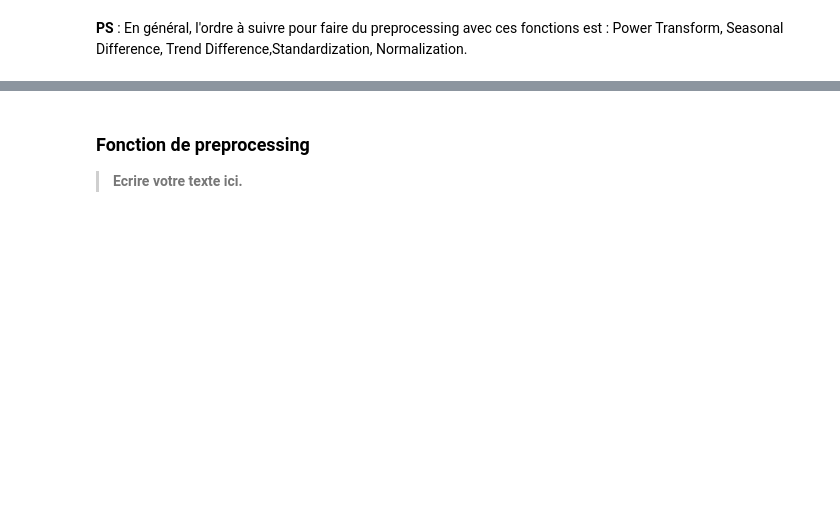
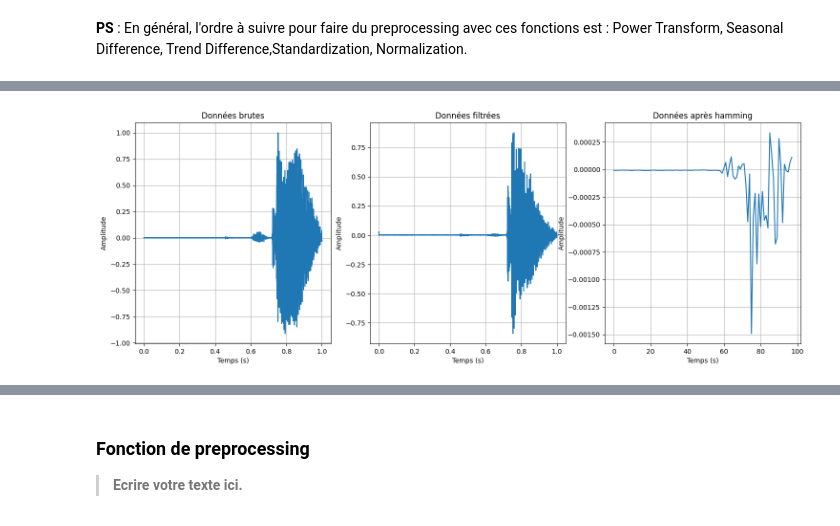
Before and after one commit to BenaribIlyes/Edge_computing, a Jupyter notebook: edge_computing_v2.ipynb, the cells around one changed output, grey strips where cells are left out. Cells and saved outputs as stored; diff of their text form; code cells hidden in the pictures; blank space fills up the shorter version.

```diff
--- a/edge_computing_v2.ipynb
+++ b/edge_computing_v2.ipynb
@@ -324,0 +414,91 @@ def Transformations(transformer, num_points=120):
+# %%
+# Visualisation de l'effet des fonctions précédentes
+
+# Chemin vers les données
+Labels_path = '/content/drive/MyDrive/tensorflow-speech-recognition-challenge/train/audio/'
+labels = os.listdir(Labels_path)[1:]  # On ignore le premier fichier
+
+# Sélection aléatoire d'un fichier wav
+Random_Label = np.random.choice(labels, size=len(labels), replace=False)
+wav_files_path = os.path.join(Labels_path, label)
+random_wav = np.random.choice(os.listdir(wav_files_path))  # un fichier wav aléatoire
+sr, signal = wavfile.read(os.path.join(wav_files_path, random_wav))
+
+# Application des transformations
+signal = signal / np.max(np.abs(signal)) # Normalisation
+emphasized_signal = pre_emphasis_filter(signal)
+frames = framing(signal, frame_length=0.025, frame_step=0.01, sample_rate=sr) # fenêtres de 25ms
+windowed_frames = window_hamming(frames)
+pow_frames = fft(windowed_frames)
+log_spectrogram = 10 * np.log10(pow_frames.T + 1e-8) # Pour la visualisation
+filter_banks = filter_bank(pow_frames, sample_rate = sr)
+filter_banks = Mean_Norm(filter_banks)
+mfcc = mfcc_coeffs(filter_banks, num_ceps=12, ceplifter=22)
+mfcc = Mean_Norm(mfcc)
+
+
+# Débogage
+print(f'Taille du signal :{signal.shape}')
+print(f'Taille du signal filtré :{emphasized_signal.shape}')
+print(f'Taille des fenêtres :{frames.shape}')
+print(f'Taille des fenêtres après hamming :{windowed_frames.shape}')
+print(f'Taille des fenêtres après fft :{pow_frames.shape}')
+print(f'Taille du spectrogramme :{log_spectrogram.shape}')
+print(f'Taille des filter banks :{filter_banks.shape}')
+print(f'Taille des MFCCs :{mfcc.shape}')
+
+# Affichage des figures
+import librosa
+import librosa.display
+
+# Signaux Temporels
+plt.figure(figsize=(18, 6))
+plt.subplot(1, 3, 1)
+plt.plot(np.arange(len(signal))/sr,signal)
+plt.xlabel("Temps (s)")
+plt.ylabel("Amplitude")
+plt.grid()
+plt.title('Données brutes')
+
+plt.subplot(1, 3, 2)
+plt.plot(np.arange(len(emphasized_signal))/sr,emphasized_signal)
+plt.xlabel("Temps (s)")
+plt.ylabel("Amplitude")
+plt.grid()
+plt.title('Données filtrées')
+
+plt.subplot(1, 3, 3)
+plt.plot(np.arange(len(windowed_frames)),np.mean(windowed_frames, axis=1))
+plt.xlabel("Temps (s)")
+plt.ylabel("Amplitude")
+plt.title('Données après hamming')
+plt.grid()
+
+# Signaux Fréquentiels
+plt.figure(figsize=(18, 6))
+plt.subplot(1, 3, 1)
+librosa.display.specshow(log_spectrogram,
+                         sr=sr,
+                         hop_length=int(0.01 * sr),
+                         x_axis='time',
+                         y_axis='linear',
+                         cmap='turbo')
+plt.title('Spectrogramme (FFT par trame)')
+plt.xlabel("Temps (s)")
+plt.ylabel("Fréquence (Hz)")
+
+plt.subplot(1, 3, 2)
+librosa.display.specshow(filter_banks.T, sr=sr, hop_length=int(0.01*sr),
+                         x_axis='time', y_axis='mel', cmap='turbo')
+plt.xlabel("Temps (s)")
+plt.title("Bancs de filtres Mel (énergies en dB)")
+
+plt.subplot(1,3,3)
+librosa.display.specshow(mfcc.T, sr=sr, hop_length=int(0.01*sr),
+                         x_axis='time', cmap='turbo')
+plt.xlabel("Temps (s)")
+plt.title("MFCC (Coefficients Cepstraux)")
+
+plt.tight_layout()
+plt.show()
+# %% [output]
@@ -324,0 +513 @@ def Transformations(transformer, num_points=120):
+[figure, added]
```
Also changed, not shown: parts of 8 cells of this notebook.
